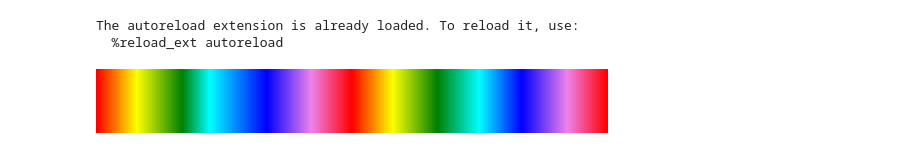
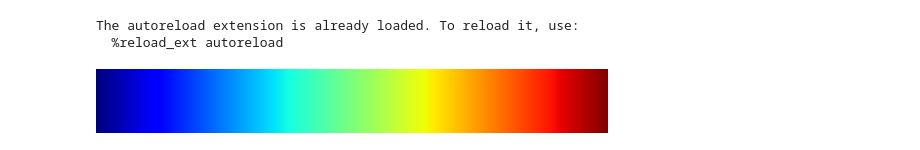
Before and after one commit to mdaghlian/amblyopia_emc, a Jupyter notebook: amb_scripts/r0_reports/r1_surfaces.ipynb, the cells around one changed output. Cells and saved outputs as stored; diff of their text form; code cells hidden in the pictures.

```diff
--- a/amb_scripts/r0_reports/r1_surfaces.ipynb
+++ b/amb_scripts/r0_reports/r1_surfaces.ipynb
@@ -68,4 +39,4 @@ prf_multi = PrfMulti(prf_obj_list, prf_id_list)
 # %%
-dag_get_cmap('marco_pol')
+dag_get_cmap('jet')
 # %% [output]
-[figure, old version]
+[figure, new version]
```
Also changed, not shown: parts of 69 cells of this notebook, 18 other files.
